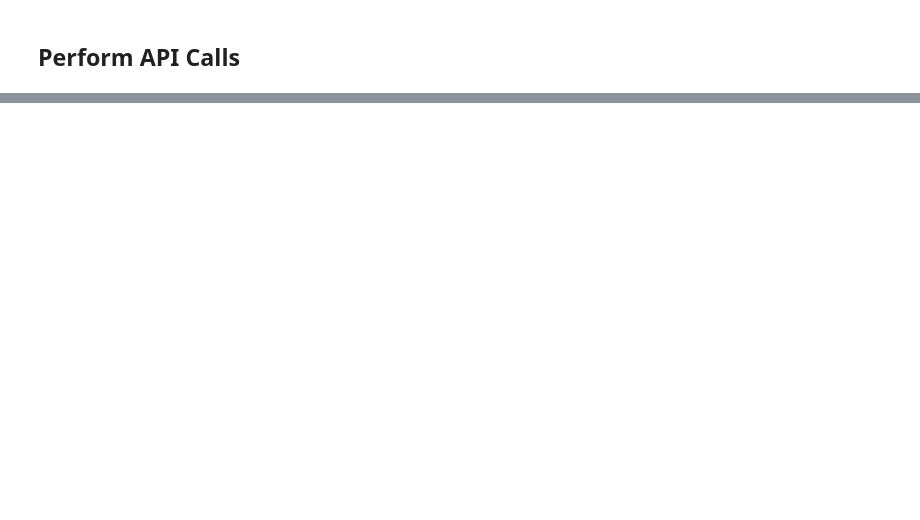
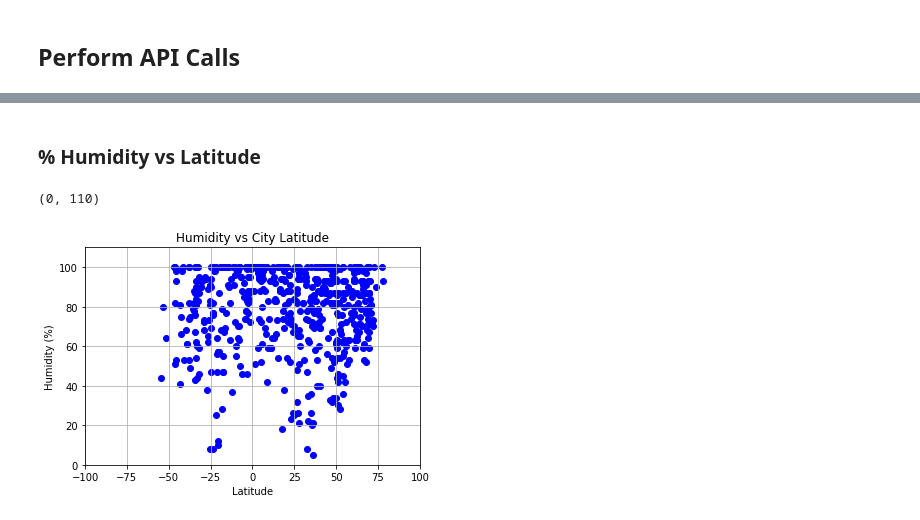
Before and after one commit to akschenker/WeatherPy, a Jupyter notebook: WeatherPy.ipynb, the cells around one changed output, grey strips where cells are left out. Cells and saved outputs as stored; diff of their text form; code cells hidden in the pictures; blank space fills up the shorter version.

```diff
--- a/WeatherPy.ipynb
+++ b/WeatherPy.ipynb
@@ -73,0 +138,15 @@ for i, city in enumerate(cities):
+# %% [markdown]
+### % Humidity vs Latitude
+# %%
+plt.scatter(weather_df["latitude"], weather_df["humidity"], color="blue")
+
+plt.title("Humidity vs City Latitude")
+plt.xlabel("Latitude")
+plt.ylabel("Humidity (%)")
+plt.grid()
+
+plt.xlim(-100, 100)
+plt.ylim(0, 110)
+# %% [output]
+(0, 110)
+[figure, added]
```
Also changed, not shown: parts of 11 cells of this notebook.
